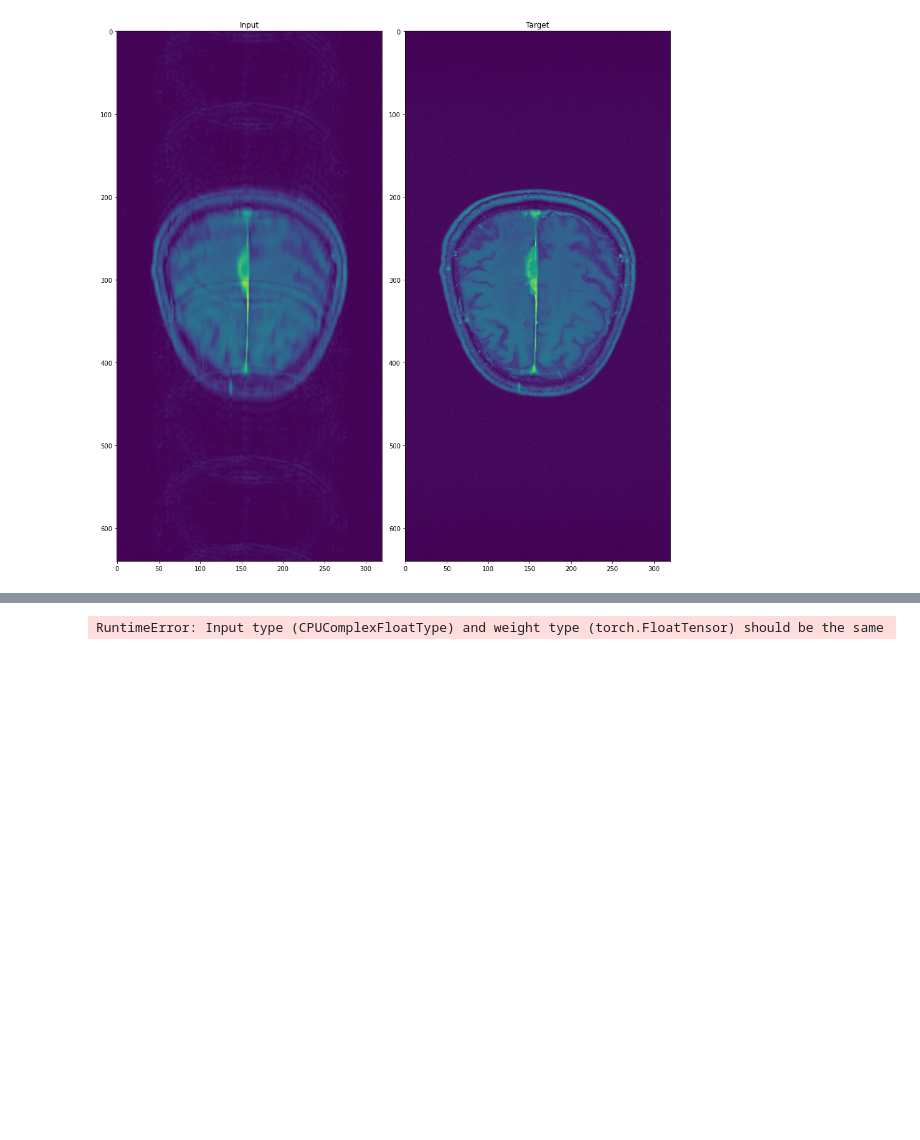
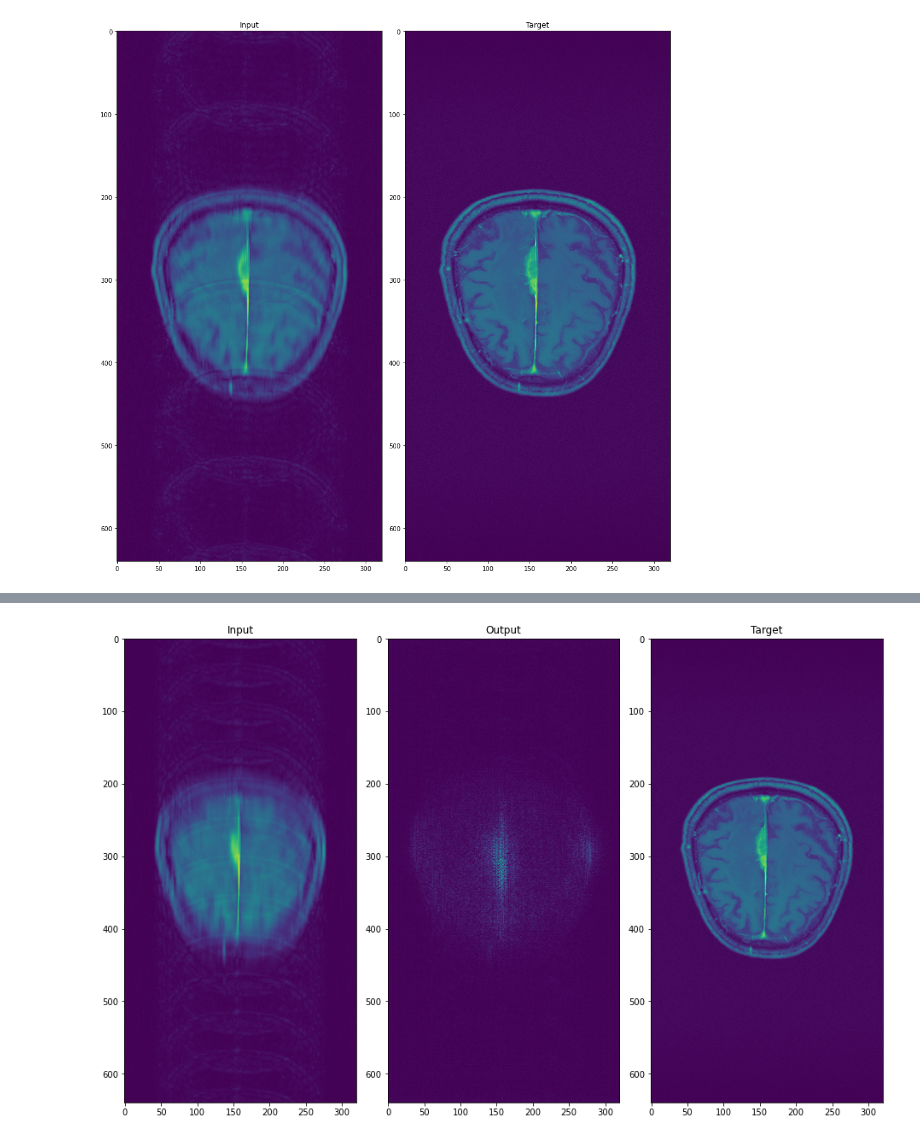
Before and after one commit to mind-inria/mri-dl-recon, a Jupyter notebook: src/mri_dlrecon/models/functions_torch/tuto_Unet.ipynb, the cells around one changed output, grey strips where cells are left out. Saved outputs shown, nothing was run; the diff lists cells and outputs as text; code cells hidden in the pictures; blank space fills up the shorter version.

```diff
--- a/src/mri_dlrecon/models/functions_torch/tuto_Unet.ipynb
+++ b/src/mri_dlrecon/models/functions_torch/tuto_Unet.ipynb
@@ -106,32 +106,32 @@ model.load_state_dict(torch.load('fastmri_unet_model.pth'))
 file_path = "/volatile/FastMRI/brain_multicoil_train/multicoil_train/file_brain_AXT1POST_201_6002780.h5"
 kspace_multicoil = load_and_transform(file_path)
 images_multicoil = torch.fft.fftshift(torch.fft.ifft2(kspace_multicoil))
 image = virtual_coil_reconstruction(images_multicoil)
 kspace = torch.fft.fft2(image)
 
 zero_filled_reconstruction , _ = create_zero_filled_reconstruction(mask,kspace)
 zero_filled_reconstruction = torch.fft.fftshift(zero_filled_reconstruction)
 
-test_image = zero_filled_reconstruction
+test_image = abs(zero_filled_reconstruction)
 
 model.eval()
 with torch.no_grad():
     predicted_images = model(test_image)
 model.train()
 
 plt.subplot(1,3,1)
 plt.imshow(np.abs(test_image[0, 0, :,: ]))
 plt.title("Input")
 
 plt.subplot(1,3,2)
 plt.imshow(np.abs(predicted_images[0, 0, :,: ]))
 plt.title("Output")
 
 plt.subplot(1,3,3)
 plt.imshow(np.abs(image[0]))
 plt.title("Target")
 
 plt.tight_layout()
 plt.show()
 # %% [output]
-RuntimeError: Input type (CPUComplexFloatType) and weight type (torch.FloatTensor) should be the same
+[figure, added]
```
Also changed, not shown: parts of 2 cells of this notebook, 3 other files.
